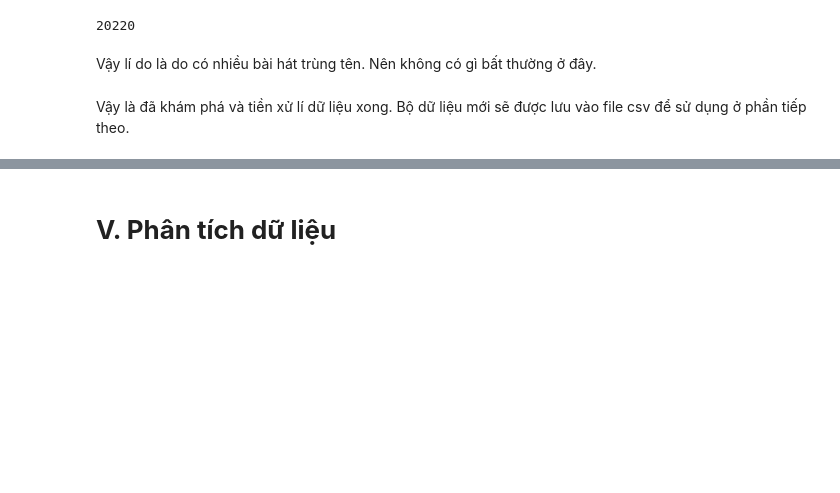
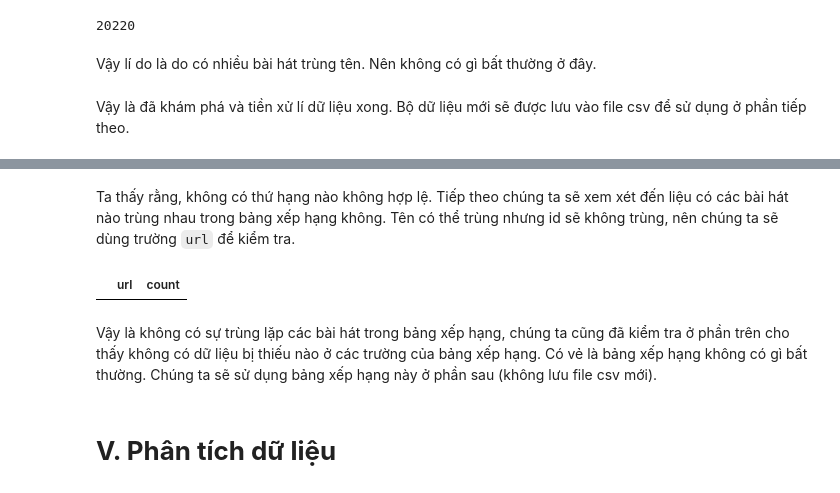
Before and after one commit to pililover/Visualization-Lab, a Jupyter notebook: sourcecode/data_visualization.ipynb, the cells around one changed output, grey strips where cells are left out. Drawn from its saved outputs; the diff is of its cells as text; code cells hidden in the pictures; blank space fills up the shorter version.

```diff
--- a/sourcecode/data_visualization.ipynb
+++ b/sourcecode/data_visualization.ipynb
@@ -691,3 +786,14 @@ raw_df.sample(5)
+# %% [markdown]
+Ta thấy rằng, không có thứ hạng nào không hợp lệ. Tiếp theo chúng ta sẽ xem xét đến liệu có các bài hát nào trùng nhau trong bảng xếp hạng không. Tên có thể trùng nhưng id sẽ không trùng, nên chúng ta sẽ dùng trường `url` để kiểm tra.
+# %%
+duplicate_urls = top_50_df[top_50_df.duplicated('url', keep=False)]
+dup_url_num = duplicate_urls.groupby('url').size().reset_index(name='count')
+dup_url_num = dup_url_num[dup_url_num['count'] > 1]
+dup_url_num
+# %% [output]
+|  | url | count |
+# %% [markdown]
+Vậy là không có sự trùng lặp các bài hát trong bảng xếp hạng, chúng ta cũng đã kiểm tra ở phần trên cho thấy không có dữ liệu bị thiếu nào ở các trường của bảng xếp hạng. Có vẻ là bảng xếp hạng không có gì bất thường. Chúng ta sẽ sử dụng bảng xếp hạng này ở phần sau (không lưu file csv mới).
 # %% [markdown]
 <div id='analysis'></div>
 
```
Also changed, not shown: parts of 18 cells of this notebook.
